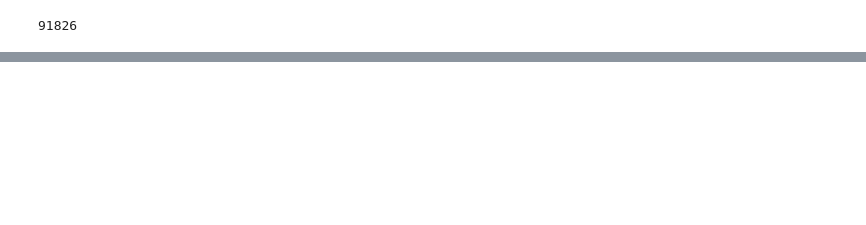
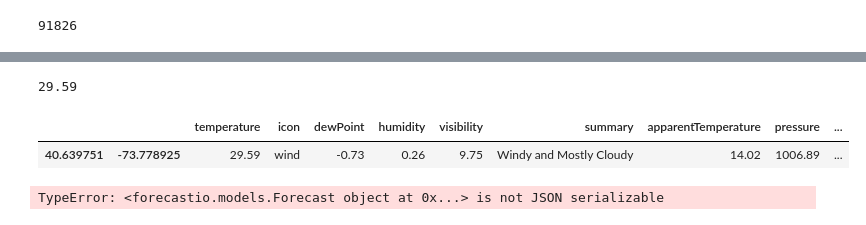
Before and after one commit to reidbenj/AirlineOntimeData, a Jupyter notebook: 12-6-14.ipynb, the cells around one changed output, grey strips where cells are left out. Drawn from its saved outputs; the diff is of its cells as text; code cells hidden in the pictures; blank space fills up the shorter version.

Commit message:
Issues with weather dict

```diff
--- a/12-6-14.ipynb
+++ b/12-6-14.ipynb
@@ -90,7 +92,7 @@ len(flightlog_0213)
 # %% [output]
 469746
 # %%
-flightlog_0213 = flightlog_0213.merge(airport_geo_df, left_on='Dest', right_on='code', how='outer', suffixes=['_Origin', '_Dest'])
+flightlog_0213 = flightlog_0213.merge(airport_geo_df, left_on='Dest', right_on='code', how='left', suffixes=['_Origin', '_Dest'])
 # %%
 flightlog_0213 = flightlog_0213.dropna(thresh=10)
 len(flightlog_0213)
@@ -362,3 +254,6 @@ def getWeather(lat, lng, datetime):
 for i, row in flightlog_0213.iterrows():
     getWeather(flightlog_0213.lat_Origin[i], flightlog_0213.lng_Origin[i], flightlog_0213.ForecastDepDatetime[i])
     getWeather(flightlog_0213.lat_Dest[i], flightlog_0213.lng_Dest[i], flightlog_0213.ForecastArrDatetime[i])
+# %%
+key = str(flightlog_0213.lat_Origin[0]) + '_' + str(flightlog_0213.lng_Origin[0]) + '_' + str(flightlog_0213.ForecastDepDatetime[0])
+w = weather_cache[key]
@@ -364,0 +280,2 @@ for i, row in flightlog_0213.iterrows():
+# %%
+data = json.loads(w.response.text)
@@ -364,0 +293,17 @@ for i, row in flightlog_0213.iterrows():
+# %%
+fields = data['currently']
+weather = DataFrame(data['currently'], columns=fields, index=[[data['latitude']], [data['longitude']]])
+# %%
+data['currently']['temperature']
+# %% [output]
+29.59
+# %%
+weather
+# %% [output]
+|  |  | temperature | icon | dewPoint | humidity | visibility | summary | apparentTemperature | pressure | ... |
+| 40.639751 | -73.778925 | 29.59 | wind | -0.73 | 0.26 | 9.75 | Windy and Mostly Cloudy | 14.02 | 1006.89 | ... |
+# %%
+with open('weather.json', 'wb') as fp:
+    json.dump(weather_cache, fp)
+# %% [output]
+TypeError: <forecastio.models.Forecast object at 0x...> is not JSON serializable
```
Also changed, not shown: parts of 26 cells of this notebook.
